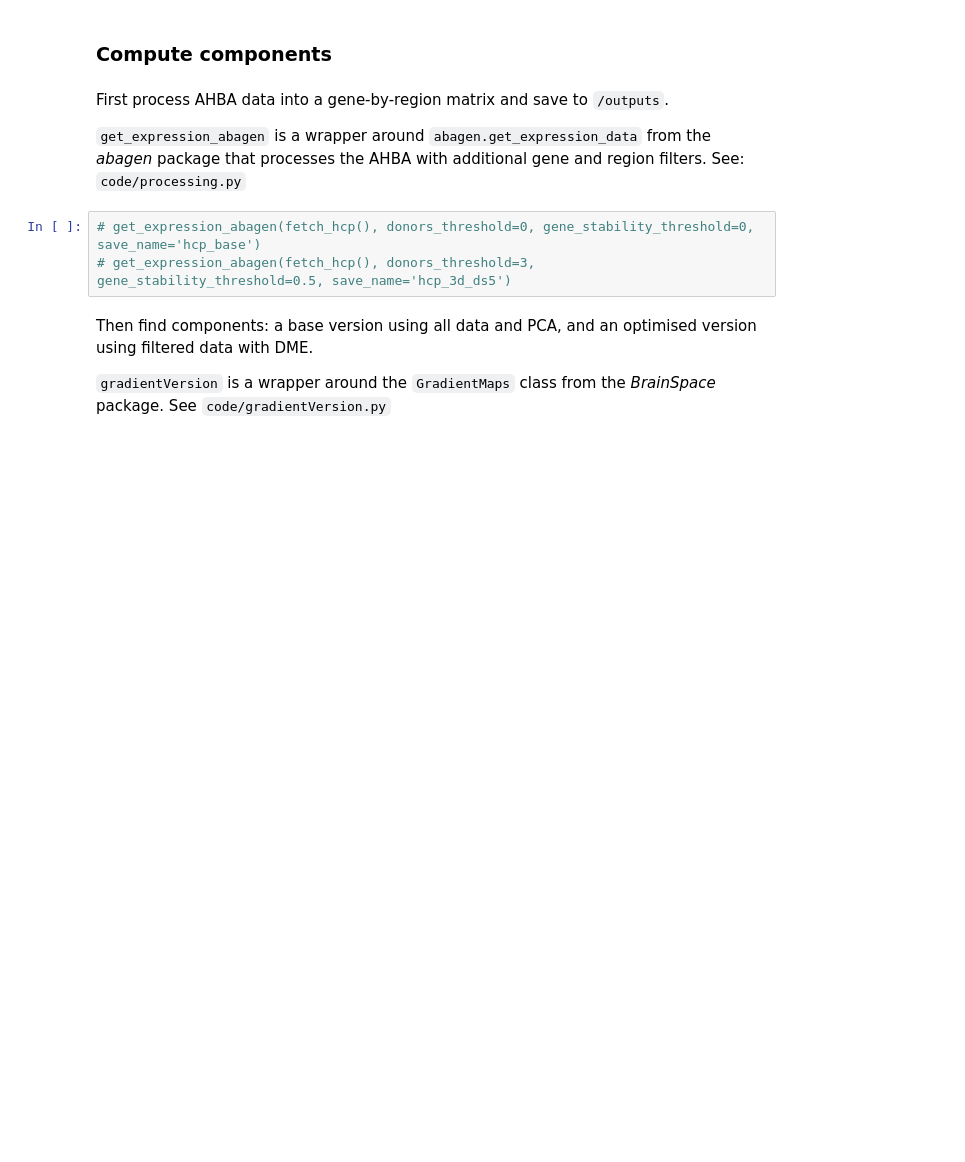
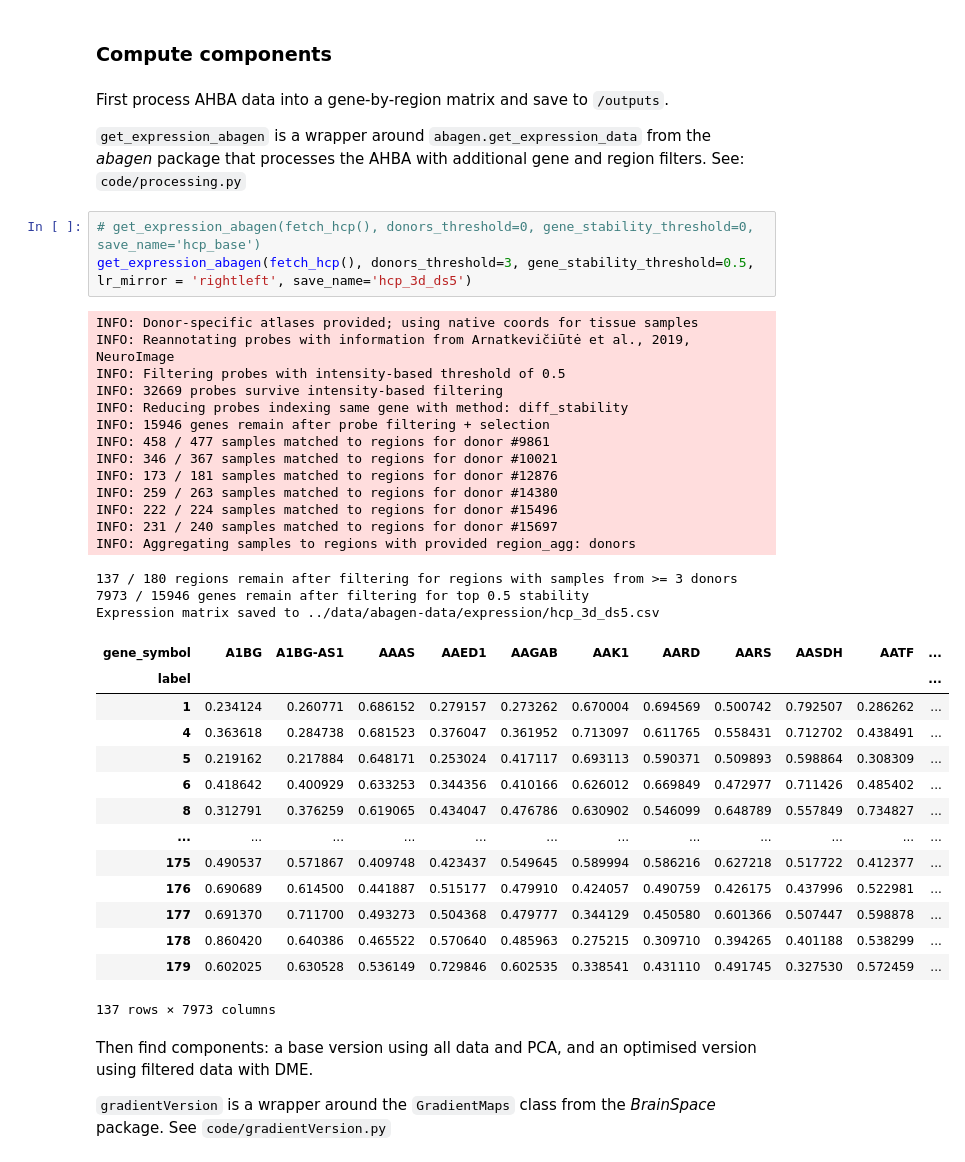
Before and after one commit to richardajdear/AHBA_gradients, a Jupyter notebook: fig1.ipynb, the cells around one changed output. Cells and saved outputs as stored; diff of their text form; blank space fills up the shorter version.

```diff
--- a/fig1.ipynb
+++ b/fig1.ipynb
@@ -36,7 +31,38 @@ First process AHBA data into a gene-by-region matrix and save to `/outputs`.
 See: `code/processing.py`
 # %%
 # get_expression_abagen(fetch_hcp(), donors_threshold=0, gene_stability_threshold=0, save_name='hcp_base')
-# get_expression_abagen(fetch_hcp(), donors_threshold=3, gene_stability_threshold=0.5, save_name='hcp_3d_ds5')
+get_expression_abagen(fetch_hcp(), donors_threshold=3, gene_stability_threshold=0.5, lr_mirror = 'rightleft', save_name='hcp_3d_ds5')
+# %% [output]
+INFO: Donor-specific atlases provided; using native coords for tissue samples
+INFO: Reannotating probes with information from Arnatkevic̆iūtė et al., 2019, NeuroImage
+INFO: Filtering probes with intensity-based threshold of 0.5
+INFO: 32669 probes survive intensity-based filtering
+INFO: Reducing probes indexing same gene with method: diff_stability
+INFO: 15946 genes remain after probe filtering + selection
+INFO: 458 / 477 samples matched to regions for donor #9861
+INFO: 346 / 367 samples matched to regions for donor #10021
+INFO: 173 / 181 samples matched to regions for donor #12876
+INFO: 259 / 263 samples matched to regions for donor #14380
+INFO: 222 / 224 samples matched to regions for donor #15496
+INFO: 231 / 240 samples matched to regions for donor #15697
+INFO: Aggregating samples to regions with provided region_agg: donors
+137 / 180 regions remain after filtering for regions with samples from >= 3 donors
+7973 / 15946 genes remain after filtering for top 0.5 stability
+Expression matrix saved to ../data/abagen-data/expression/hcp_3d_ds5.csv
+| gene_symbol | A1BG | A1BG-AS1 | AAAS | AAED1 | AAGAB | AAK1 | AARD | AARS | AASDH | AATF | ... |
+| label |  |  |  |  |  |  |  |  |  |  | ... |
+| 1 | 0.234124 | 0.260771 | 0.686152 | 0.279157 | 0.273262 | 0.670004 | 0.694569 | 0.500742 | 0.792507 | 0.286262 | ... |
+| 4 | 0.363618 | 0.284738 | 0.681523 | 0.376047 | 0.361952 | 0.713097 | 0.611765 | 0.558431 | 0.712702 | 0.438491 | ... |
+| 5 | 0.219162 | 0.217884 | 0.648171 | 0.253024 | 0.417117 | 0.693113 | 0.590371 | 0.509893 | 0.598864 | 0.308309 | ... |
+| 6 | 0.418642 | 0.400929 | 0.633253 | 0.344356 | 0.410166 | 0.626012 | 0.669849 | 0.472977 | 0.711426 | 0.485402 | ... |
+| 8 | 0.312791 | 0.376259 | 0.619065 | 0.434047 | 0.476786 | 0.630902 | 0.546099 | 0.648789 | 0.557849 | 0.734827 | ... |
+| ... | ... | ... | ... | ... | ... | ... | ... | ... | ... | ... | ... |
+| 175 | 0.490537 | 0.571867 | 0.409748 | 0.423437 | 0.549645 | 0.589994 | 0.586216 | 0.627218 | 0.517722 | 0.412377 | ... |
+| 176 | 0.690689 | 0.614500 | 0.441887 | 0.515177 | 0.479910 | 0.424057 | 0.490759 | 0.426175 | 0.437996 | 0.522981 | ... |
+| 177 | 0.691370 | 0.711700 | 0.493273 | 0.504368 | 0.479777 | 0.344129 | 0.450580 | 0.601366 | 0.507447 | 0.598878 | ... |
+| 178 | 0.860420 | 0.640386 | 0.465522 | 0.570640 | 0.485963 | 0.275215 | 0.309710 | 0.394265 | 0.401188 | 0.538299 | ... |
+| 179 | 0.602025 | 0.630528 | 0.536149 | 0.729846 | 0.602535 | 0.338541 | 0.431110 | 0.491745 | 0.327530 | 0.572459 | ... |
+137 rows × 7973 columns
 # %% [markdown]
 Then find components: a base version using all data and PCA, and an optimised version using filtered data with DME.
 
```
Also changed, not shown: parts of 9 cells of this notebook, 40 other files.
